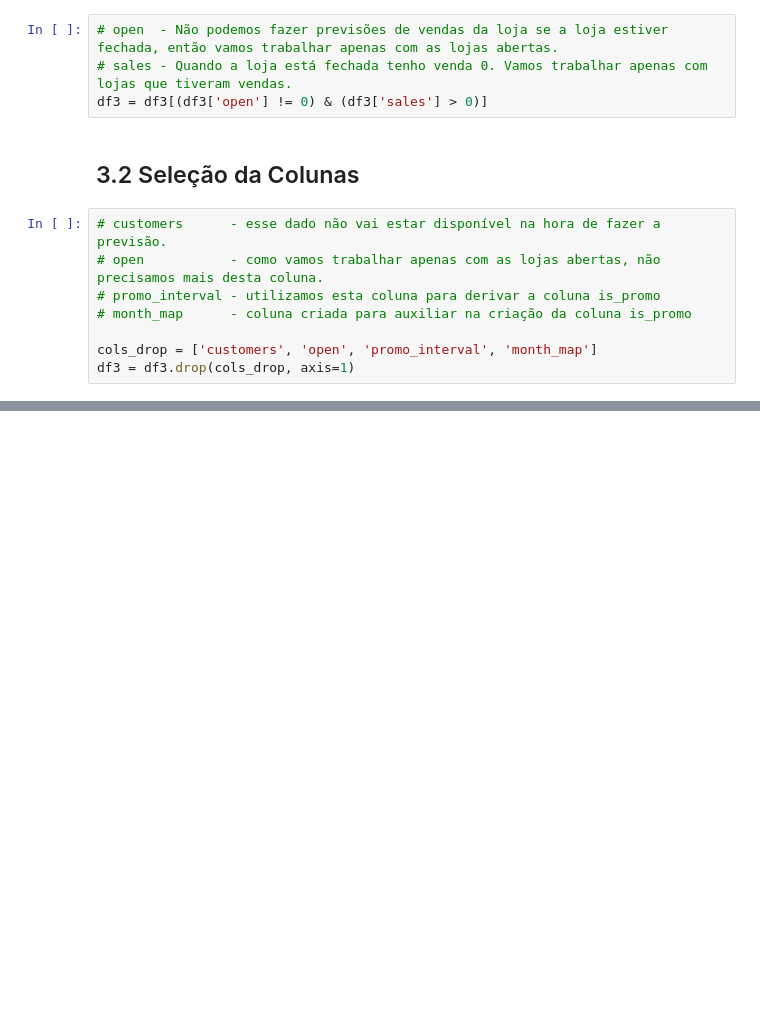
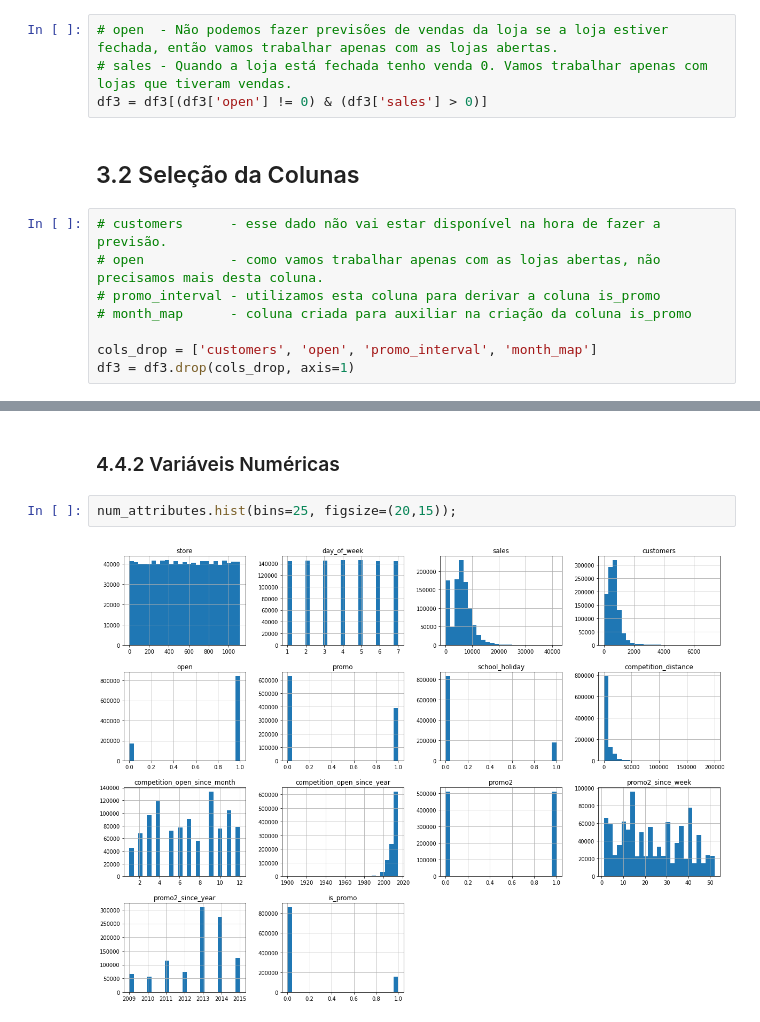
Before and after one commit to misaelpcastro/rossmann_previsao_vendas, a Jupyter notebook: Previsao_vendas_por_loja_v1.ipynb, the cells around one changed output, grey strips where cells are left out. Cells and saved outputs as stored; diff of their text form; blank space fills up the shorter version.

```diff
--- a/Previsao_vendas_por_loja_v1.ipynb
+++ b/Previsao_vendas_por_loja_v1.ipynb
@@ -294,0 +384,6 @@ df3 = df3.drop(cols_drop, axis=1)
+# %% [markdown]
+### 4.4.2 Variáveis Numéricas
+# %%
+num_attributes.hist(bins=25, figsize=(20,15));
+# %% [output]
+[figure, added]
```
Also changed, not shown: parts of 25 cells of this notebook.
